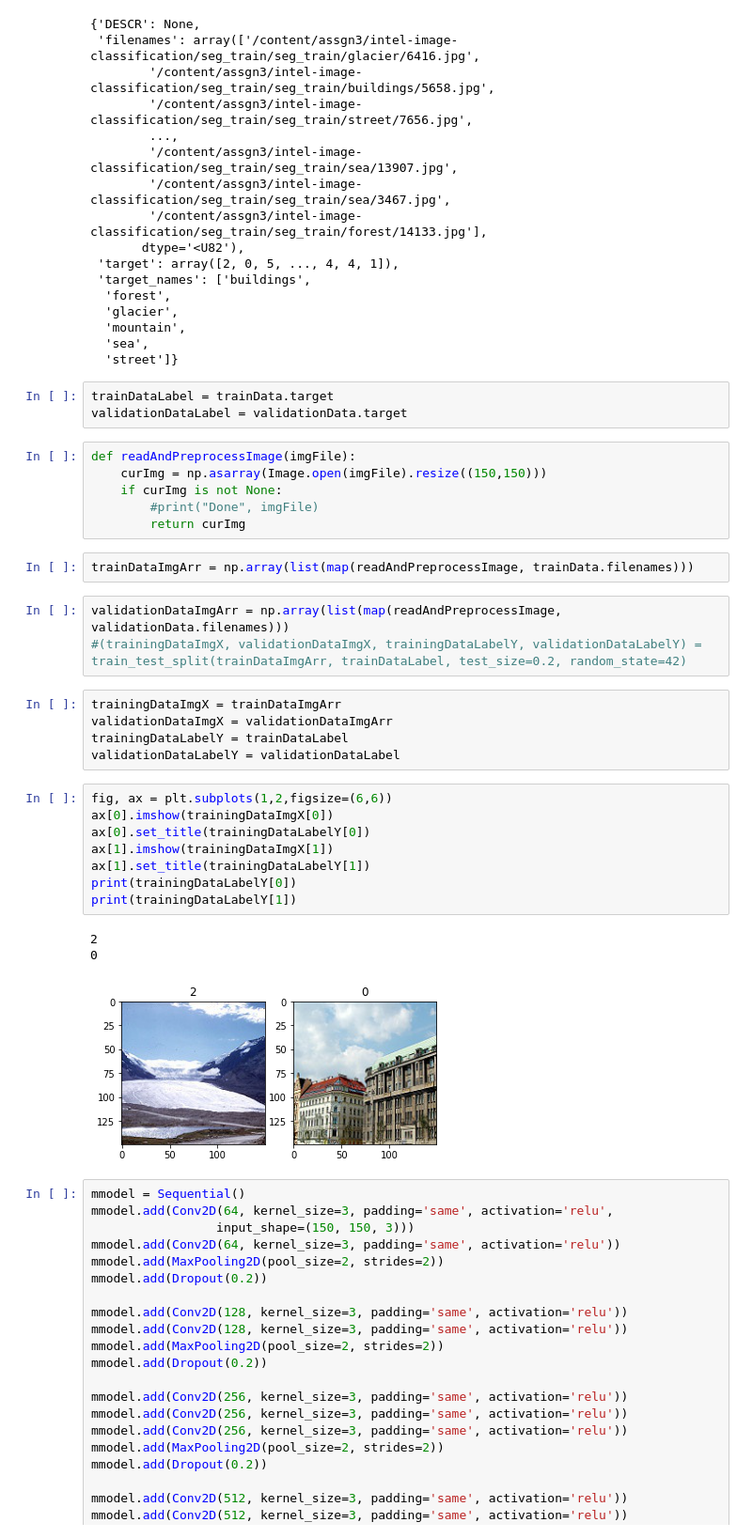
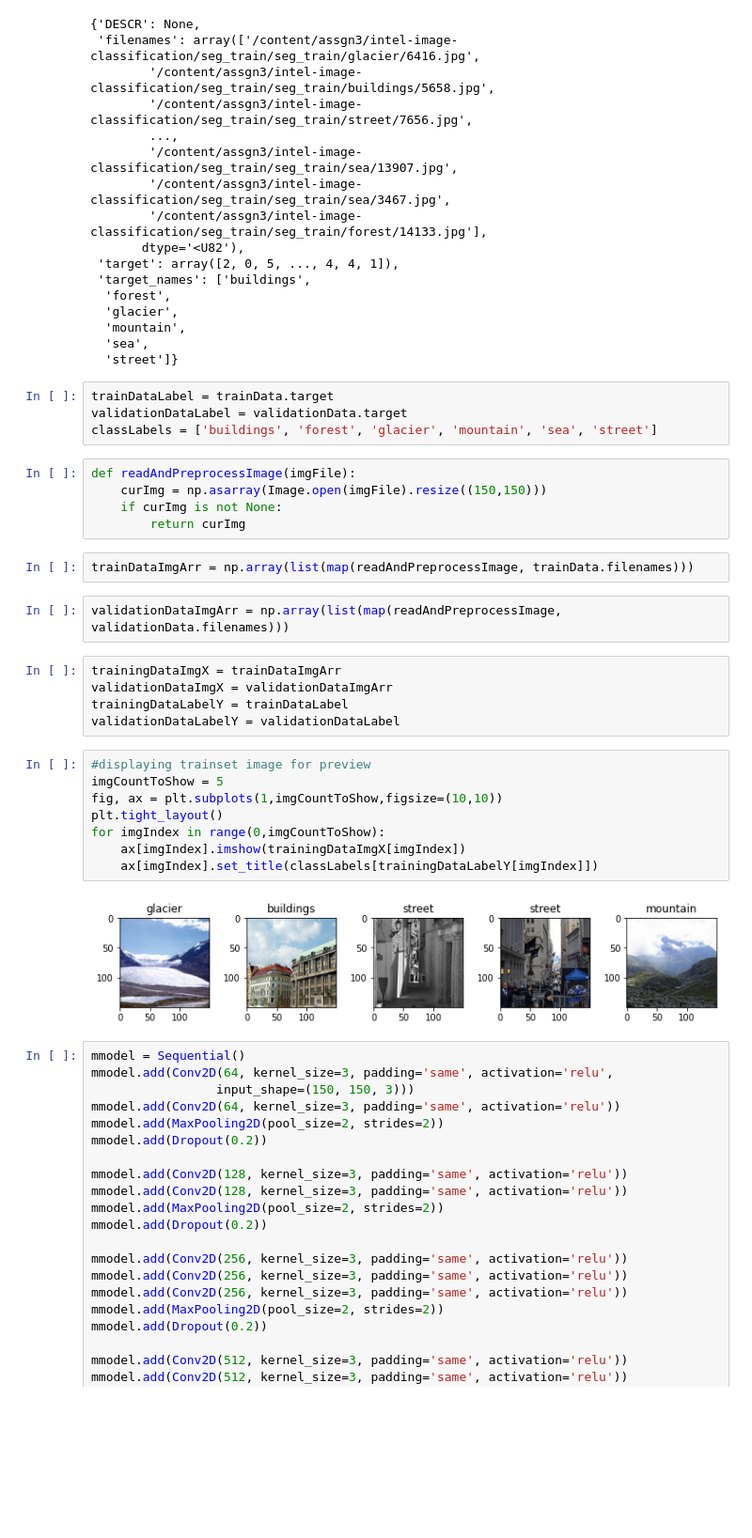
Before and after one commit to aasharib/CV_Assignment_3, a Jupyter notebook: CV_Assignment_3.ipynb, the cells around one changed output. Shown: that part at 94% size. Cells and saved outputs as stored; diff of their text form; blank space fills up the shorter version.

```diff
--- a/CV_Assignment_3.ipynb
+++ b/CV_Assignment_3.ipynb
@@ -59,34 +60,31 @@ trainData
 # %%
 trainDataLabel = trainData.target
 validationDataLabel = validationData.target
+classLabels = ['buildings', 'forest', 'glacier', 'mountain', 'sea', 'street']
 # %%
 def readAndPreprocessImage(imgFile):
     curImg = np.asarray(Image.open(imgFile).resize((150,150)))
     if curImg is not None:
-        #print("Done", imgFile)
         return curImg
 # %%
 trainDataImgArr = np.array(list(map(readAndPreprocessImage, trainData.filenames)))
 # %%
 validationDataImgArr = np.array(list(map(readAndPreprocessImage, validationData.filenames)))
-#(trainingDataImgX, validationDataImgX, trainingDataLabelY, validationDataLabelY) = train_test_split(trainDataImgArr, trainDataLabel, test_size=0.2, random_state=42)
 # %%
 trainingDataImgX = trainDataImgArr
 validationDataImgX = validationDataImgArr
 trainingDataLabelY = trainDataLabel
 validationDataLabelY = validationDataLabel
-# %%
-fig, ax = plt.subplots(1,2,figsize=(6,6))
-ax[0].imshow(trainingDataImgX[0])
-ax[0].set_title(trainingDataLabelY[0])
-ax[1].imshow(trainingDataImgX[1])
-ax[1].set_title(trainingDataLabelY[1])
-print(trainingDataLabelY[0])
-print(trainingDataLabelY[1])
-# %% [output]
-2
-0
-[figure, removed]
+# %%
+#displaying trainset image for preview
+imgCountToShow = 5
+fig, ax = plt.subplots(1,imgCountToShow,figsize=(10,10))
+plt.tight_layout()
+for imgIndex in range(0,imgCountToShow):
+    ax[imgIndex].imshow(trainingDataImgX[imgIndex])
+    ax[imgIndex].set_title(classLabels[trainingDataLabelY[imgIndex]])
+# %% [output]
+[figure, added]
 # %%
 mmodel = Sequential()
 mmodel.add(Conv2D(64, kernel_size=3, padding='same', activation='relu',
```
Also changed, not shown: parts of 10 cells of this notebook.
